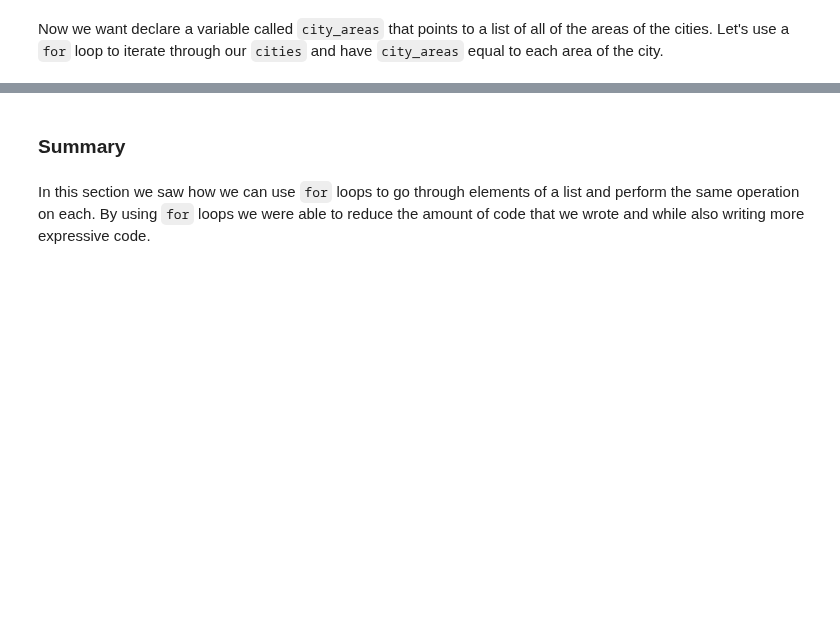
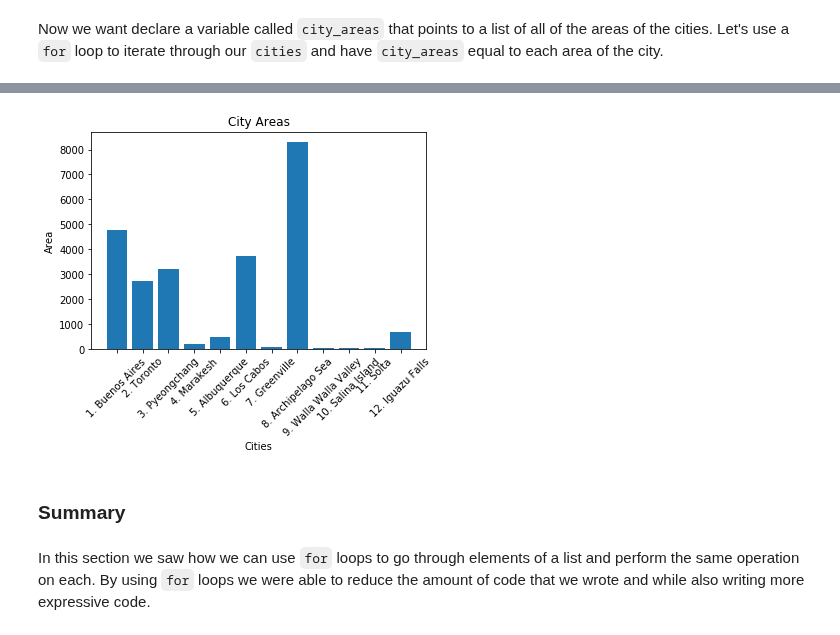
Before and after one commit to learn-co-curriculum/dsc-looping-over-collections-lab, a Jupyter notebook: index.ipynb, the cells around one changed output, grey strips where cells are left out. Saved outputs shown, nothing was run; the diff lists cells and outputs as text; code cells hidden in the pictures; blank space fills up the shorter version.

```diff
--- a/index.ipynb
+++ b/index.ipynb
@@ -130,3 +184,13 @@ plotly.offline.iplot([trace_populations, trace_areas])
+# %%
+plt.bar(names_and_ranks, city_areas)
+plt.ylabel('Area')
+plt.xlabel('Cities')
+plt.title('City Areas')
+plt.xticks(rotation=45)
+
+plt.show()
+# %% [output]
+[figure, added]
 # %% [markdown]
 ### Summary
 # %% [markdown]
```
Also changed, not shown: parts of 21 cells of this notebook, 6 other files.
